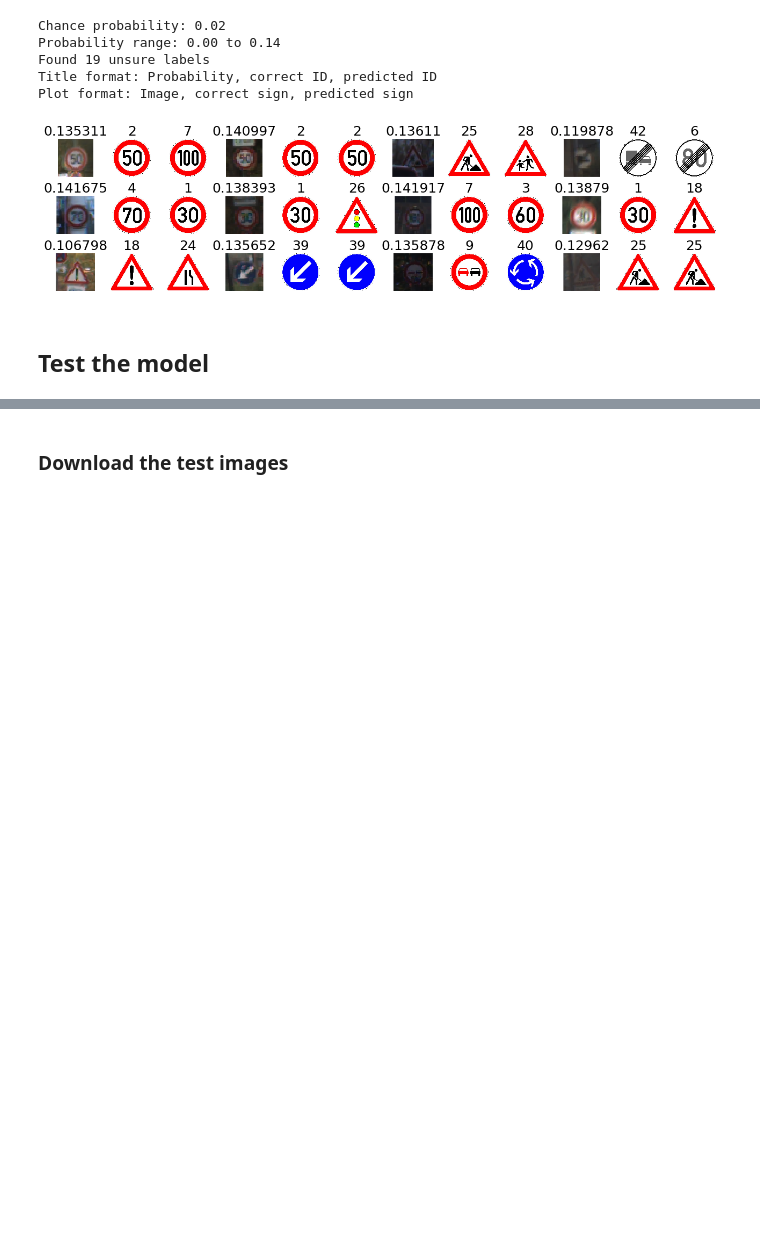
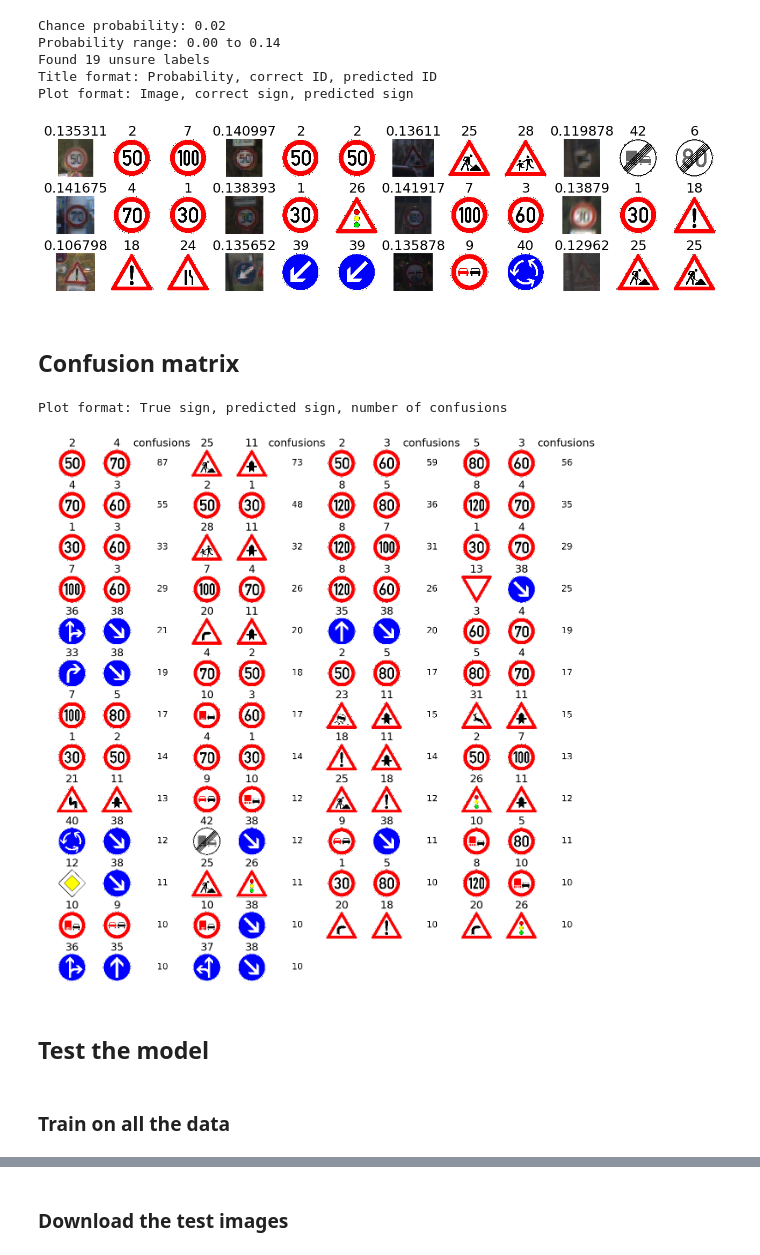
Before and after one commit to MattKleinsmith/fast-ai-MOOC, a Jupyter notebook: german-traffic-signs.ipynb, the cells around one changed output, grey strips where cells are left out. Cells and saved outputs as stored; diff of their text form; code cells hidden in the pictures; blank space fills up the shorter version.

Commit message:
Add confusion matrix and consolidate data for full training

```diff
--- a/german-traffic-signs.ipynb
+++ b/german-traffic-signs.ipynb
@@ -294,5 +339,13 @@ vgg.model.load_weights(results_path+'ft%d.h5' % 3)
+# %%
+path = "data/traffic-signs/"
+# path = "data/traffic-signs/sample/"
+valid_path = path + "valid/"
+results_path = path + "results/"
+vgg = Vgg16()
+vgg.model.load_weights(results_path+'ft%d.h5' % 3)
 # %%
 start = time()
+batch_size = 64
 val_batches, probs = vgg.test(valid_path, batch_size=batch_size*2)
 print("{:.0f} seconds elapsed".format(time() - start))
 # %% [output]
@@ -428,5 +479,48 @@ Found 19 unsure labels
 Title format: Probability, correct ID, predicted ID
 Plot format: Image, correct sign, predicted sign
 [figure]
+# %% [markdown]
+## Confusion matrix
+# %%
+expected_labels = val_batches.classes
+predicted_labels = [np.argmax(probs_i) for probs_i in probs]
+
+cm = sklearn.metrics.confusion_matrix(expected_labels, predicted_labels)
+# plot_confusion_matrix(cm, val_batches.class_indices) # This is big image. Uncomment this if you want to see it.
+# %%
+# Find the pairs that correspond to 10 or more confusions
+n_classes = 43
+confusion_threshold = 10
+confusions = []
+for true_id in range(n_classes):
+    for pred_id in range(n_classes):
+        n_confusions = cm[true_id][pred_id]
+        if n_confusions >= confusion_threshold and true_id != pred_id:
+            confusions.append((true_id, pred_id, n_confusions))
+confusions = sorted(confusions, key=lambda x:x[2], reverse=True)
+# %%
+images = []
+titles = []
+count = 0
+for true_id, pred_id, n_confusions  in confusions:
+    true_img = legend_images[true_id]
+    pred_img = legend_images[pred_id]
+    image_of_number(n_confusions)
+    number_img = image.load_img("/tmp/{}.png".format(n_confusions))
+    images.extend([true_img, pred_img, number_img])
+    if count < 4:
+        title = "confusions"
+    else:
+        title = ""
+    titles.extend([true_id, pred_id, title])
+    count += 1
+rows = int(math.ceil(len(confusions) / 4.))
+print("Plot format: True sign, predicted sign, number of confusions")
+plots(images, titles=titles, rows=rows, cols=12, figsize=(16,16))
+# %% [output]
+Plot format: True sign, predicted sign, number of confusions
+[figure, added]
 # %% [markdown]
 ## Test the model
+# %% [markdown]
+### Train on all the data
```
Also changed, not shown: parts of 13 cells of this notebook.
